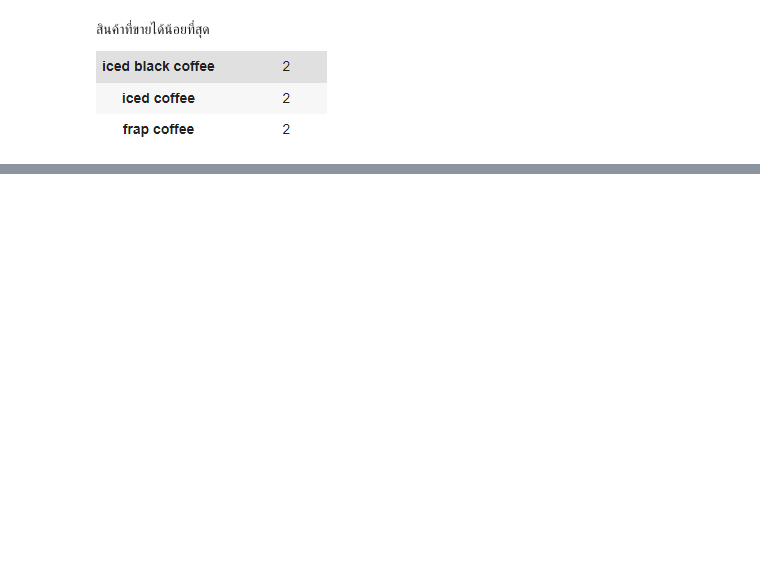
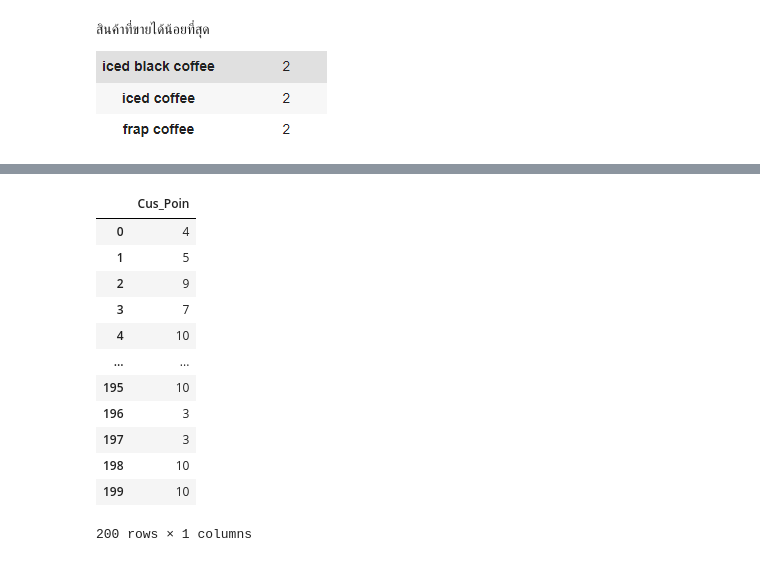
Before and after one commit to kittikhun62/DQ, a Jupyter notebook: ProjectCafe.ipynb, the cells around one changed output, grey strips where cells are left out. Drawn from its saved outputs; the diff is of its cells as text; code cells hidden in the pictures; blank space fills up the shorter version.

```diff
--- a/ProjectCafe.ipynb
+++ b/ProjectCafe.ipynb
@@ -239,0 +278,16 @@ Exam_0
+# %%
+data_CUS.iloc[:]
+# %% [output]
+|  | Cus_Poin |
+| 0 | 4 |
+| 1 | 5 |
+| 2 | 9 |
+| 3 | 7 |
+| 4 | 10 |
+| ... | ... |
+| 195 | 10 |
+| 196 | 3 |
+| 197 | 3 |
+| 198 | 10 |
+| 199 | 10 |
+200 rows × 1 columns
```
Also changed, not shown: parts of 10 cells of this notebook.
